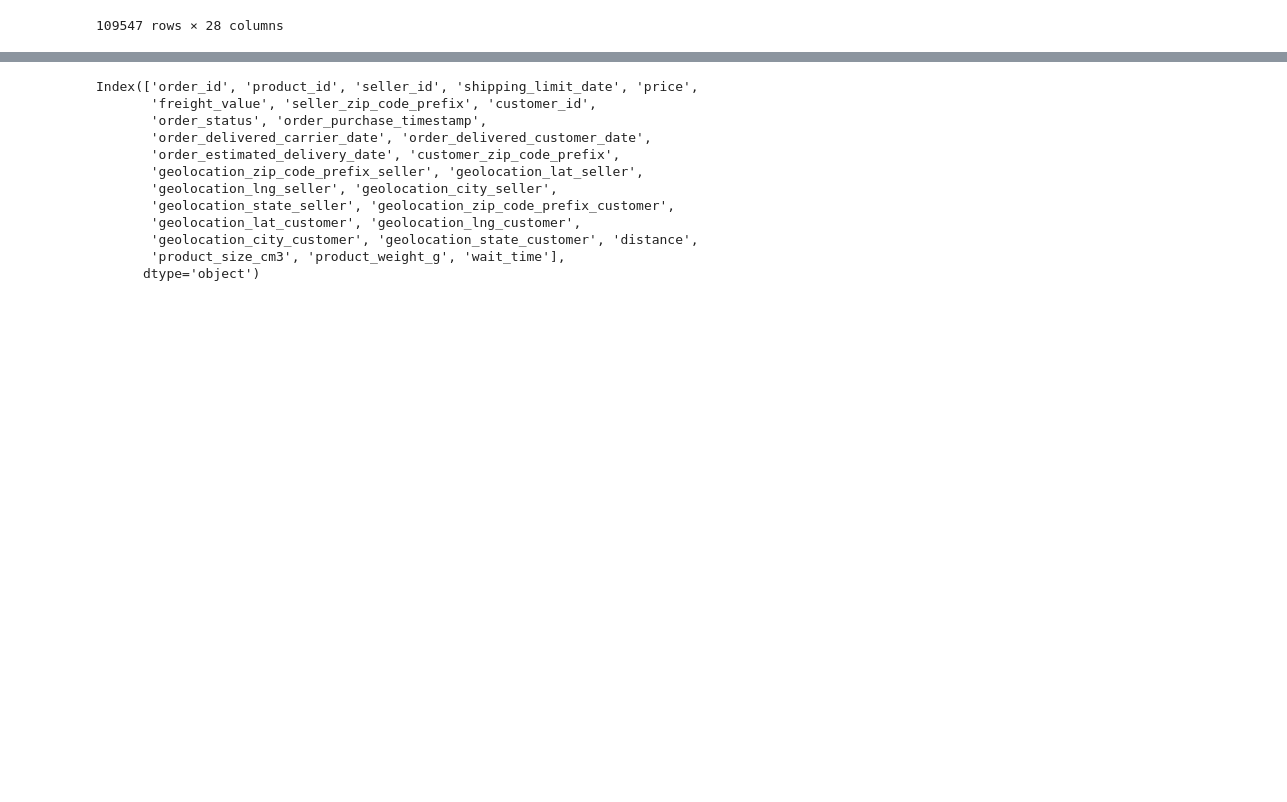
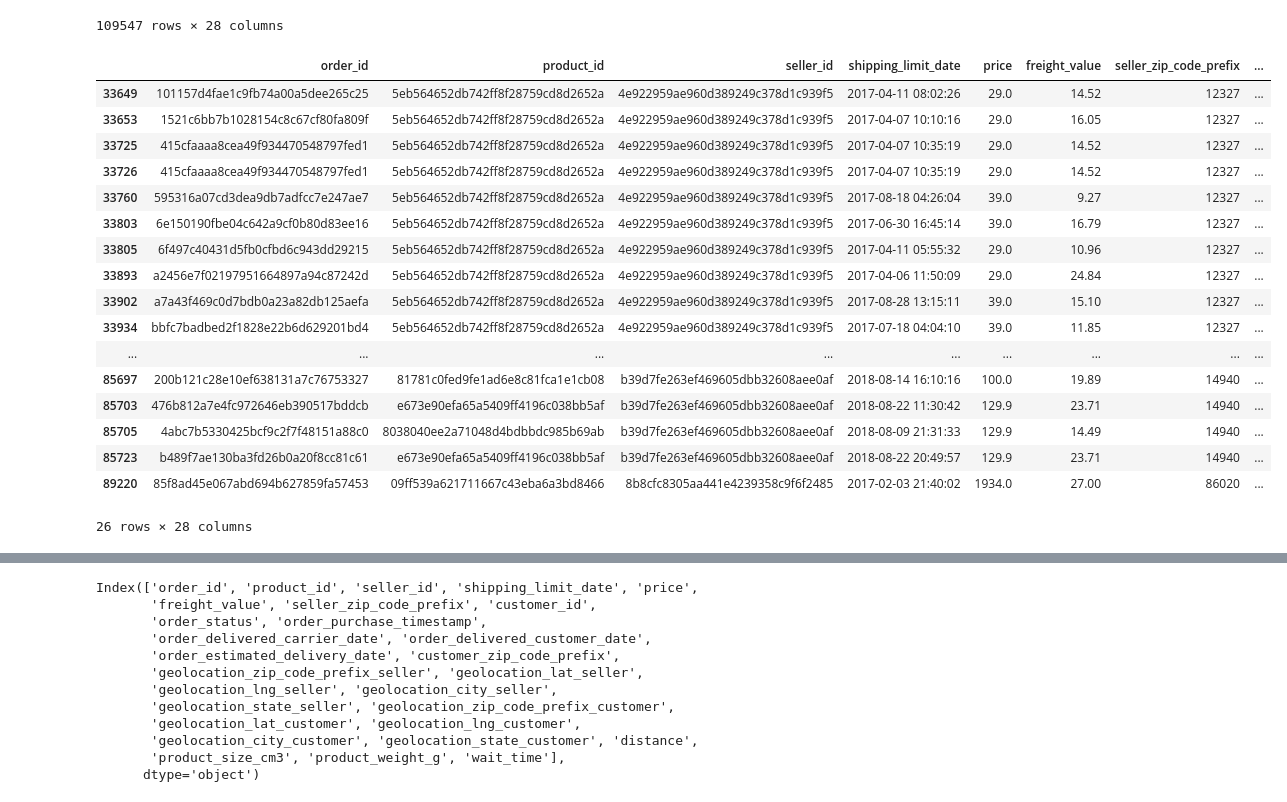
Before and after one commit to Ksyu22/olist_ecommerce, a Jupyter notebook: olist_ecommerce/notebooks/eda_delivery_prediction.ipynb, the cells around one changed output, grey strips where cells are left out. Cells and saved outputs as stored; diff of their text form; code cells hidden in the pictures; blank space fills up the shorter version.

```diff
--- a/olist_ecommerce/notebooks/eda_delivery_prediction.ipynb
+++ b/olist_ecommerce/notebooks/eda_delivery_prediction.ipynb
@@ -488,4 +491,25 @@ final_df
 | 109545 | ff701a7c869ad21de22a6994237c8a00 | 5ff4076c0f01eeba4f728c9e3fa2653c | 3e35a8bb43569389d3cebef0ce820f69 | 2018-04-18 20:10:33 | 27.90 | 14.44 | 3124 | ... |
 | 109546 | ff701a7c869ad21de22a6994237c8a00 | 5ff4076c0f01eeba4f728c9e3fa2653c | 3e35a8bb43569389d3cebef0ce820f69 | 2018-04-18 20:10:33 | 27.90 | 14.44 | 3124 | ... |
 109547 rows × 28 columns
+# %%
+final_df[(final_df['product_weight_g'] <= 0) | (final_df['product_size_cm3'] <= 0)]
+# %% [output]
+|  | order_id | product_id | seller_id | shipping_limit_date | price | freight_value | seller_zip_code_prefix | ... |
+| 33649 | 101157d4fae1c9fb74a00a5dee265c25 | 5eb564652db742ff8f28759cd8d2652a | 4e922959ae960d389249c378d1c939f5 | 2017-04-11 08:02:26 | 29.0 | 14.52 | 12327 | ... |
+| 33653 | 1521c6bb7b1028154c8c67cf80fa809f | 5eb564652db742ff8f28759cd8d2652a | 4e922959ae960d389249c378d1c939f5 | 2017-04-07 10:10:16 | 29.0 | 16.05 | 12327 | ... |
+| 33725 | 415cfaaaa8cea49f934470548797fed1 | 5eb564652db742ff8f28759cd8d2652a | 4e922959ae960d389249c378d1c939f5 | 2017-04-07 10:35:19 | 29.0 | 14.52 | 12327 | ... |
+| 33726 | 415cfaaaa8cea49f934470548797fed1 | 5eb564652db742ff8f28759cd8d2652a | 4e922959ae960d389249c378d1c939f5 | 2017-04-07 10:35:19 | 29.0 | 14.52 | 12327 | ... |
+| 33760 | 595316a07cd3dea9db7adfcc7e247ae7 | 5eb564652db742ff8f28759cd8d2652a | 4e922959ae960d389249c378d1c939f5 | 2017-08-18 04:26:04 | 39.0 | 9.27 | 12327 | ... |
+| 33803 | 6e150190fbe04c642a9cf0b80d83ee16 | 5eb564652db742ff8f28759cd8d2652a | 4e922959ae960d389249c378d1c939f5 | 2017-06-30 16:45:14 | 39.0 | 16.79 | 12327 | ... |
+| 33805 | 6f497c40431d5fb0cfbd6c943dd29215 | 5eb564652db742ff8f28759cd8d2652a | 4e922959ae960d389249c378d1c939f5 | 2017-04-11 05:55:32 | 29.0 | 10.96 | 12327 | ... |
+| 33893 | a2456e7f02197951664897a94c87242d | 5eb564652db742ff8f28759cd8d2652a | 4e922959ae960d389249c378d1c939f5 | 2017-04-06 11:50:09 | 29.0 | 24.84 | 12327 | ... |
+| 33902 | a7a43f469c0d7bdb0a23a82db125aefa | 5eb564652db742ff8f28759cd8d2652a | 4e922959ae960d389249c378d1c939f5 | 2017-08-28 13:15:11 | 39.0 | 15.10 | 12327 | ... |
+| 33934 | bbfc7badbed2f1828e22b6d629201bd4 | 5eb564652db742ff8f28759cd8d2652a | 4e922959ae960d389249c378d1c939f5 | 2017-07-18 04:04:10 | 39.0 | 11.85 | 12327 | ... |
+| ... | ... | ... | ... | ... | ... | ... | ... | ... |
+| 85697 | 200b121c28e10ef638131a7c76753327 | 81781c0fed9fe1ad6e8c81fca1e1cb08 | b39d7fe263ef469605dbb32608aee0af | 2018-08-14 16:10:16 | 100.0 | 19.89 | 14940 | ... |
+| 85703 | 476b812a7e4fc972646eb390517bddcb | e673e90efa65a5409ff4196c038bb5af | b39d7fe263ef469605dbb32608aee0af | 2018-08-22 11:30:42 | 129.9 | 23.71 | 14940 | ... |
+| 85705 | 4abc7b5330425bcf9c2f7f48151a88c0 | 8038040ee2a71048d4bdbbdc985b69ab | b39d7fe263ef469605dbb32608aee0af | 2018-08-09 21:31:33 | 129.9 | 14.49 | 14940 | ... |
+| 85723 | b489f7ae130ba3fd26b0a20f8cc81c61 | e673e90efa65a5409ff4196c038bb5af | b39d7fe263ef469605dbb32608aee0af | 2018-08-22 20:49:57 | 129.9 | 23.71 | 14940 | ... |
+| 89220 | 85f8ad45e067abd694b627859fa57453 | 09ff539a621711667c43eba6a3bd8466 | 8b8cfc8305aa441e4239358c9f6f2485 | 2017-02-03 21:40:02 | 1934.0 | 27.00 | 86020 | ... |
+26 rows × 28 columns
 # %%
```
Also changed, not shown: parts of 19 cells of this notebook.
